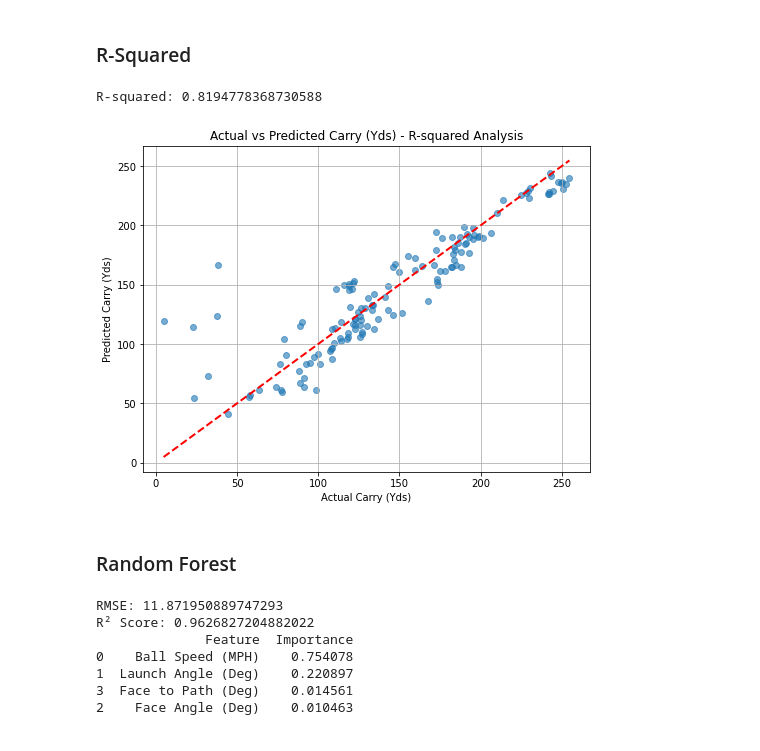
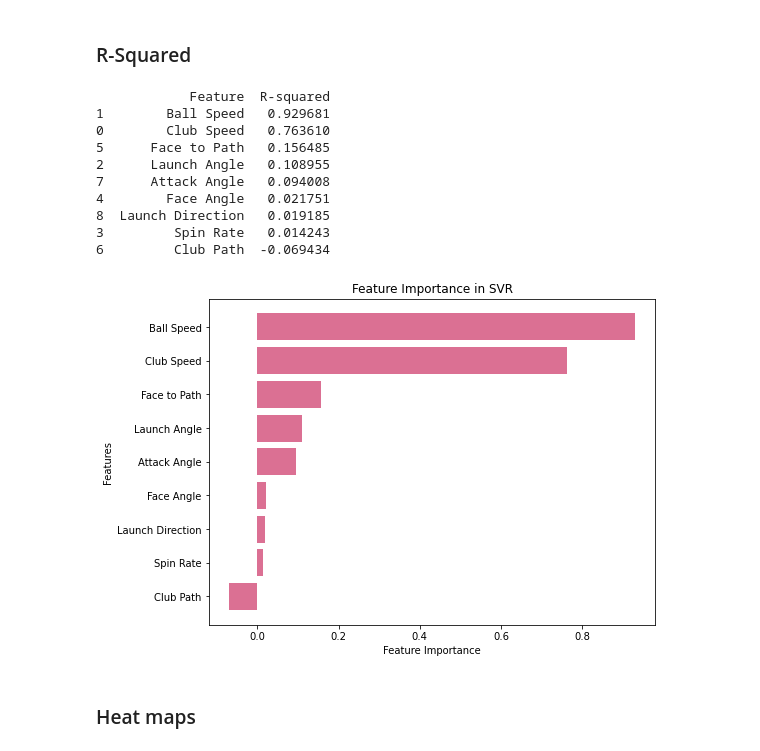
Before and after one commit to ericaking1/golfanalytics, a Jupyter notebook: golfanalytics.ipynb, the cells around one changed output. Saved outputs shown, nothing was run; the diff lists cells and outputs as text; code cells hidden in the pictures.

```diff
--- a/golfanalytics.ipynb
+++ b/golfanalytics.ipynb
@@ -203,54 +112,27 @@ Intercept: -185.5988914124726
 # %% [markdown]
 ### R-Squared
-# %%
-from sklearn.metrics import r2_score
-
-y_pred = reg.predict(X)
-r_squared = r2_score(y, y_pred)
-print("R-squared:", r_squared)
-
-plt.figure(figsize=(8, 6))
-plt.scatter(y, y_pred, alpha=0.6)
-plt.plot([y.min(), y.max()], [y.min(), y.max()], 'r--', lw=2)  #line y=x for comparison
-plt.xlabel("Actual Carry (Yds)")
-plt.ylabel("Predicted Carry (Yds)")
-plt.title("Actual vs Predicted Carry (Yds) - R-squared Analysis")
-plt.grid(True)
-plt.show()
-# %% [output]
-R-squared: 0.8194778368730588
-[figure, removed]
-# %% [markdown]
-### Random Forest
-# %%
-import pandas as pd
-import numpy as np
-from sklearn.model_selection import train_test_split
-from sklearn.ensemble import RandomForestRegressor
-
-#X are features and y is variable being predicted
-X = df[['Ball Speed (MPH)', 'Launch Angle (Deg)', 'Face Angle (Deg)', 'Face to Path (Deg)']]
-y = df['Carry (Yds)']
-
-#train-test split
-X_train, X_test, y_train, y_test = train_test_split(X, y, test_size=0.2, random_state=42)
-
-#standard random forest regressor
-rf_model = RandomForestRegressor(random_state=42, n_estimators=100)
-rf_model.fit(X_train, y_train)
-y_pred = rf_model.predict(X_test)
-
-#importances
-feature_importances = pd.DataFrame({'Feature': X.columns,'Importance': rf_model.feature_importances_}).sort_values(by='Importance', ascending=False)
-
-print(f"RMSE: {rmse}")
-print(f"R² Score: {r2}")
-print(feature_importances)
-# %% [output]
-RMSE: 11.871950889747293
-R² Score: 0.9626827204882022
-              Feature  Importance
-0    Ball Speed (MPH)    0.754078
-1  Launch Angle (Deg)    0.220897
-3  Face to Path (Deg)    0.014561
-2    Face Angle (Deg)    0.010463
+# %%
+scores = pd.DataFrame({'Feature': X.columns,'R-squared': r2scores}).sort_values(by='R-squared', ascending=False)
+print(scores)
+
+plt.figure(figsize=(8, 6))
+plt.barh(scores['Feature'], scores['R-squared'], color='palevioletred')
+plt.xlabel('Feature Importance')
+plt.ylabel('Features')
+plt.title('Feature Importance in SVR')
+plt.gca().invert_yaxis()  # Invert y-axis for better readability
+plt.show()
+# %% [output]
+            Feature  R-squared
+1        Ball Speed   0.929681
+0        Club Speed   0.763610
+5      Face to Path   0.156485
+2      Launch Angle   0.108955
+7      Attack Angle   0.094008
+4        Face Angle   0.021751
+8  Launch Direction   0.019185
+3         Spin Rate   0.014243
+6         Club Path  -0.069434
+[figure, added]
+# %% [markdown]
+### Heat maps
```
Also changed, not shown: parts of 22 cells of this notebook.
